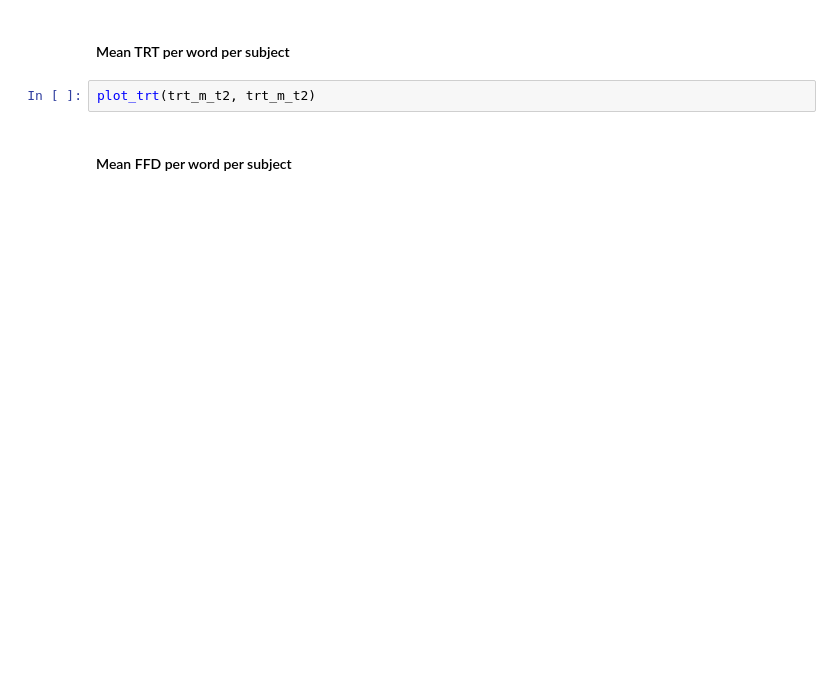
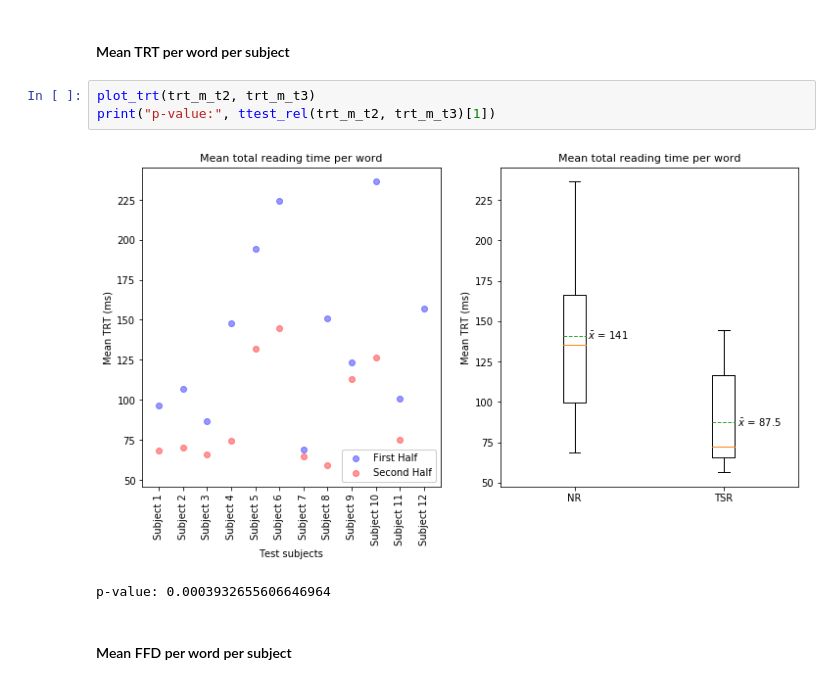
Before and after one commit to PosoSAgapo/NER-with-EEG-and-ET, a Jupyter notebook: data_exploration.ipynb, the cells around one changed output. Saved outputs shown, nothing was run; the diff lists cells and outputs as text; blank space fills up the shorter version.

```diff
--- a/data_exploration.ipynb
+++ b/data_exploration.ipynb
@@ -148,7 +203,11 @@ plot_gd(gd_m_t2, gd_m_t3)
 # %% [markdown]
 #### Mean TRT per word per subject
 # %%
-plot_trt(trt_m_t2, trt_m_t2)
+plot_trt(trt_m_t2, trt_m_t3)
+print("p-value:", ttest_rel(trt_m_t2, trt_m_t3)[1])
+# %% [output]
+[figure, added]
+p-value: 0.0003932655606646964
 # %% [markdown]
 #### Mean FFD per word per subject
 # %%
```
Also changed, not shown: parts of 15 cells of this notebook.
